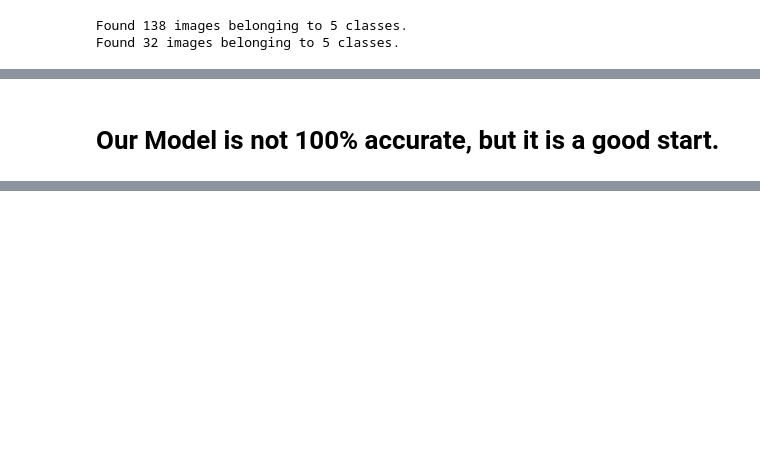
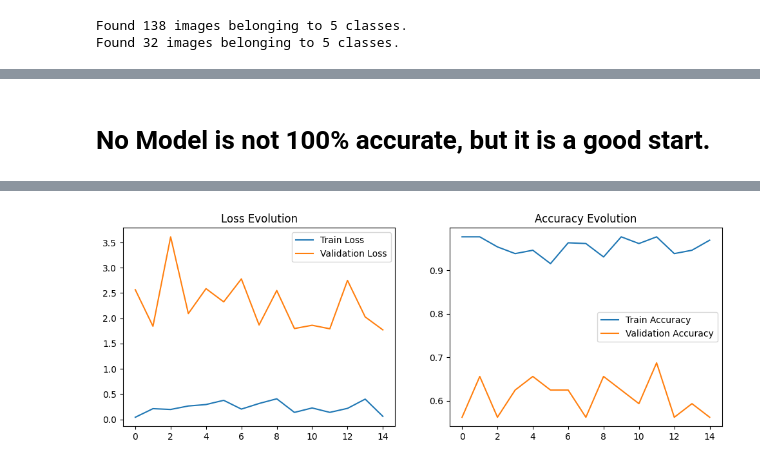
Before and after one commit to Sathvik-Chowdary-Veerapaneni/CNN_Image_Classification, a Jupyter notebook: Model_VGG16.ipynb, the cells around one changed output, grey strips where cells are left out. Cells and saved outputs as stored; diff of their text form; code cells hidden in the pictures; blank space fills up the shorter version.

Commit message:
Final Model

```diff
--- a/Model_VGG16.ipynb
+++ b/Model_VGG16.ipynb
@@ -207,3 +213,33 @@ print(f"The model is {percentage:.2f}% sure that the image belongs to the class
 The model is 100.00% sure that the image belongs to the class 'Lion'.
 # %% [markdown]
-# Our Model is not 100% accurate, but it is a good start.
+# No Model is not 100% accurate, but it is a good start.
+# %%
+# Import additional libraries
+from sklearn.metrics import confusion_matrix
+from sklearn.decomposition import PCA
+from sklearn.manifold import TSNE
+import seaborn as sns
+from keras.models import load_model
+
+model = load_model('VGG16.h5')
+
+# Plot the training and validation loss and accuracy
+plt.figure(figsize=(12, 4))
+plt.subplot(1, 2, 1)
+plt.plot(history.history['loss'], label='Train Loss')
+plt.plot(history.history['val_loss'], label='Validation Loss')
+plt.legend()
+plt.title('Loss Evolution')
+
+plt.subplot(1, 2, 2)
+plt.plot(history.history['accuracy'], label='Train Accuracy')
+plt.plot(history.history['val_accuracy'], label='Validation Accuracy')
+plt.legend()
+plt.title('Accuracy Evolution')
+
+plt.show()
+
+# Compute the confusion matrix on the validation set
+validation_pred = model.predict(validation_set)
+validation_pred = np.argmax(validation_pred, axis=1)
+# %% [output]
@@ -209,0 +247 @@ The model is 100.00% sure that the image belongs to the class 'Lion'.
+[figure, added]
```
Also changed, not shown: parts of 9 cells of this notebook.
